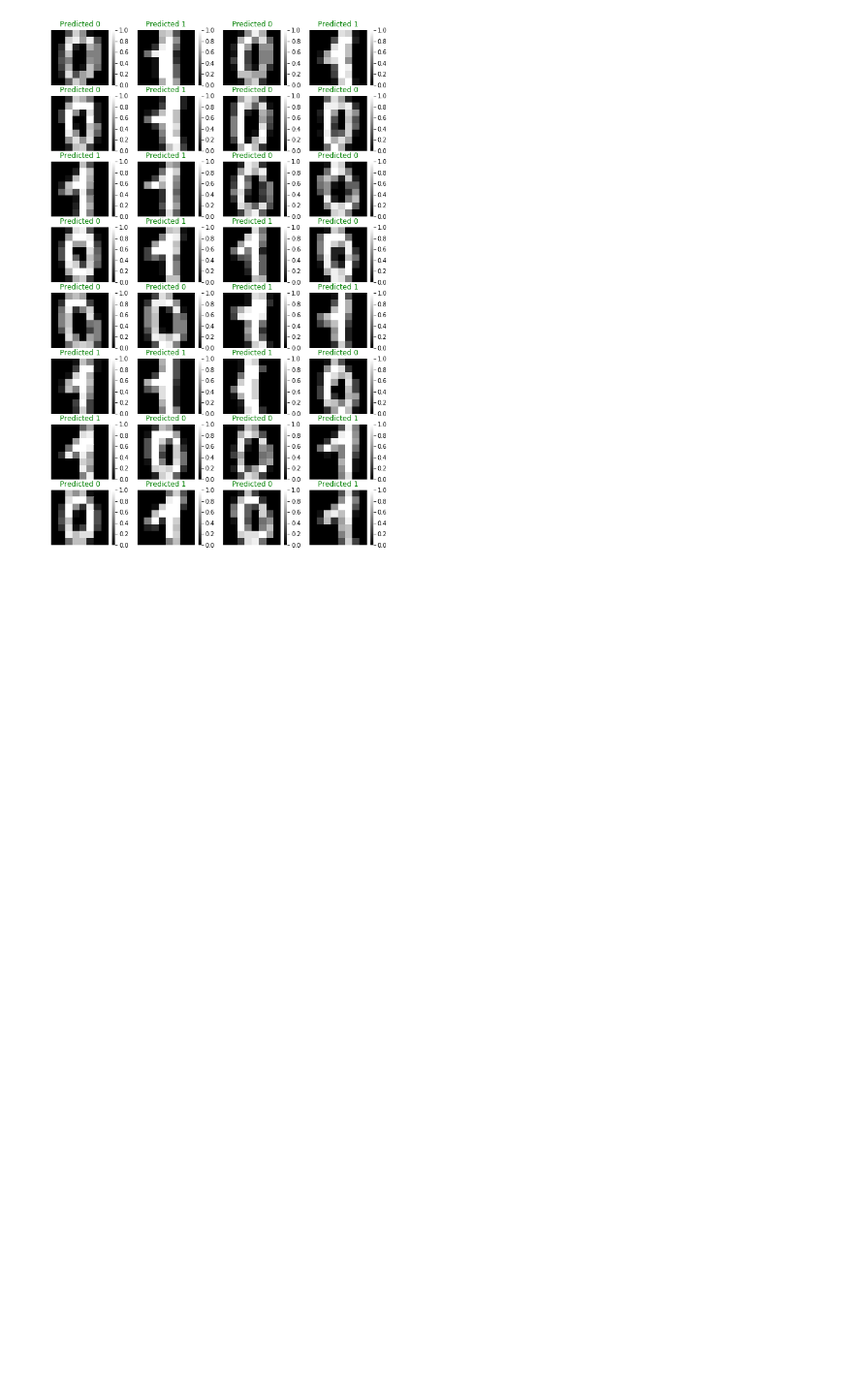
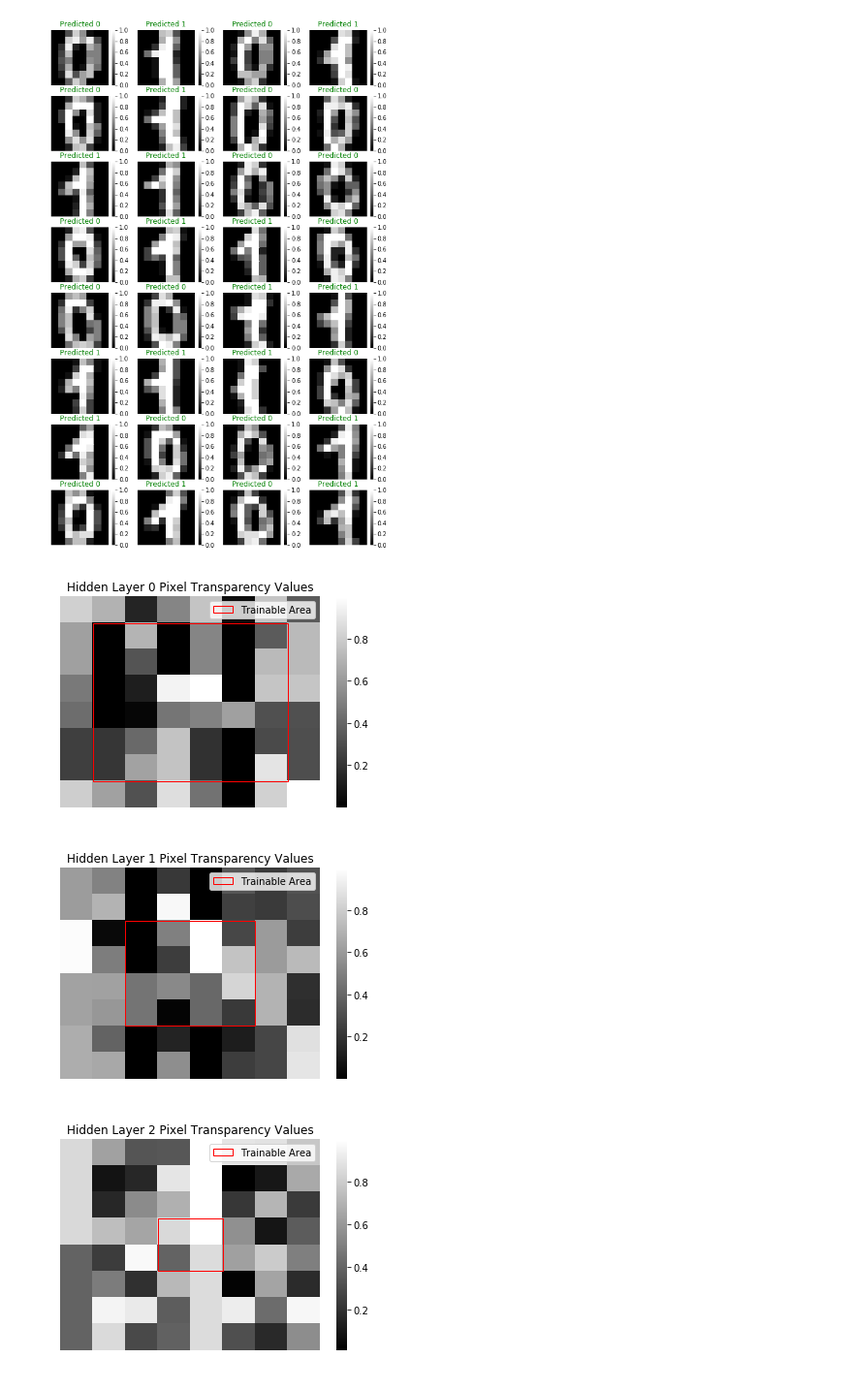
Before and after one commit to AnthonyDickson/summer-bursary-2018, a Jupyter notebook: Experiments-Binary_Classification.ipynb, the cells around one changed output. Shown at 97% size. Saved outputs shown, nothing was run; the diff lists cells and outputs as text; code cells hidden in the pictures; blank space fills up the shorter version.

```diff
--- a/Experiments-Binary_Classification.ipynb
+++ b/Experiments-Binary_Classification.ipynb
@@ -187,3 +207,41 @@ for ax, image, expected, actual in zip(axes, X[:n_total], y[:n_total], outputs[:
 plt.show()
 # %% [output]
 [figure]
+# %%
+for i, layer in enumerate(clf.hidden_layers):
+    trained_pixels = clf.grid_W_map[i].keys()
+
+    min_extent = clf.layer_shape
+    max_extent = (0, 0)
+
+    for grid_coord in trained_pixels:
+        row, col = grid_coord
+
+        if row < min_extent[0]:
+            min_extent = (row, min_extent[1])
+
+        if row > max_extent[0]:
+            max_extent = (row, max_extent[1])
+
+        if col < min_extent[1]:
+            min_extent = (min_extent[0], col)
+
+        if col > max_extent[1]:
+            max_extent = (max_extent[0], col)
+
+    height = (max_extent[0] - min_extent[0]) + 1
+    width = (max_extent[1] - min_extent[1]) + 1
+
+    ax = sns.heatmap(layer.pixel_values, cmap='gray')
+    ax.set_axis_off()
+    ax.set(title='Hidden Layer %d Pixel Transparency Values' % i)
+
+    rect = patches.Rectangle(min_extent, width, height, linewidth=1, edgecolor='r', facecolor='none', label='Trainable Area')
+
+    ax.add_patch(rect)
+    ax.legend()
+    plt.show()
+# %% [output]
+[figure, added]
+[figure, added]
+[figure, added]
```
Also changed, not shown: parts of 6 cells of this notebook, 2 other files.
